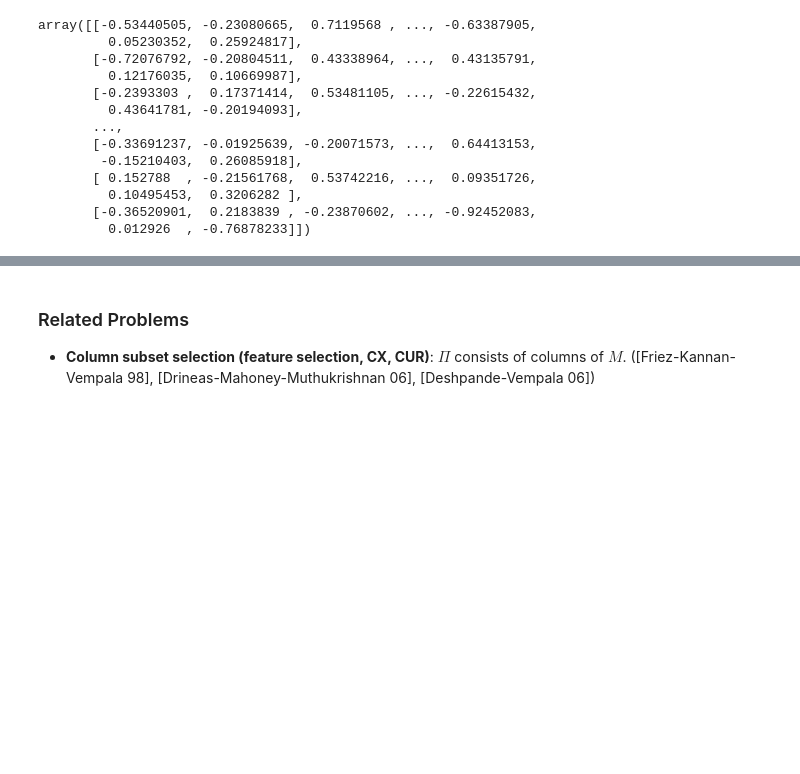
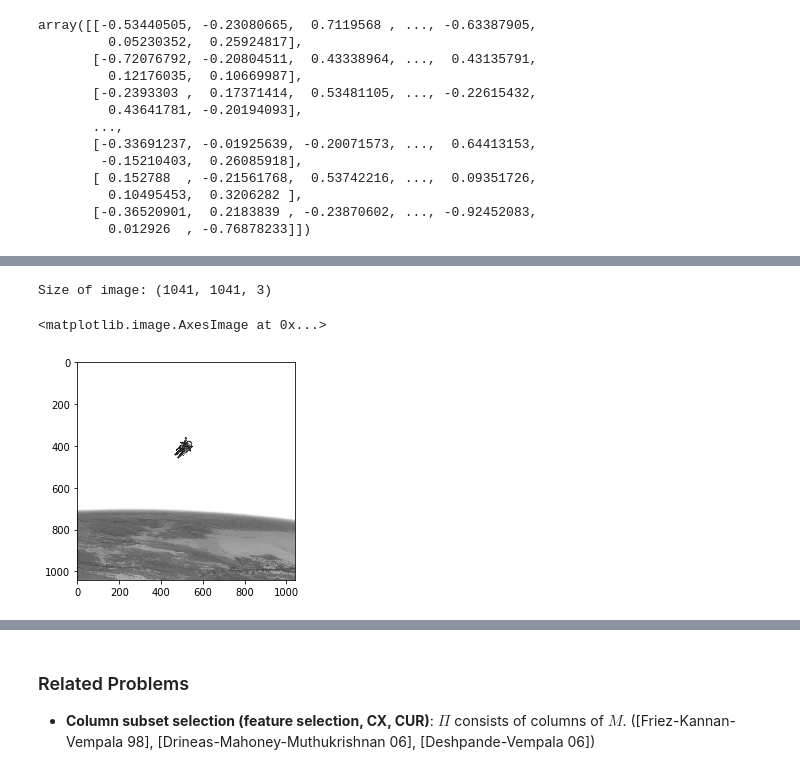
Before and after one commit to ch00226855/Online-Efficient-Data-Compression, a Jupyter notebook: Online Low-Rank Approximation.ipynb, the cells around one changed output, grey strips where cells are left out. Saved outputs shown, nothing was run; the diff lists cells and outputs as text; code cells hidden in the pictures; blank space fills up the shorter version.

```diff
--- a/Online Low-Rank Approximation.ipynb
+++ b/Online Low-Rank Approximation.ipynb
@@ -197,0 +340,12 @@ size of X_approx (200, 20)  | size of SA: (20, 100)
+# %%
+from PIL import Image
+img = Image.open("Data/Images/SpaceWalk_2.jpg")
+img = np.array(img)
+print("Size of image:", img.shape)
+# %% [output]
+Size of image: (1041, 1041, 3)
+# %%
+plt.imshow(img[:, :, 0], cmap=matplotlib.cm.binary)
+# %% [output]
+<matplotlib.image.AxesImage at 0x...>
+[figure, added]
```
Also changed, not shown: parts of 17 cells of this notebook.
